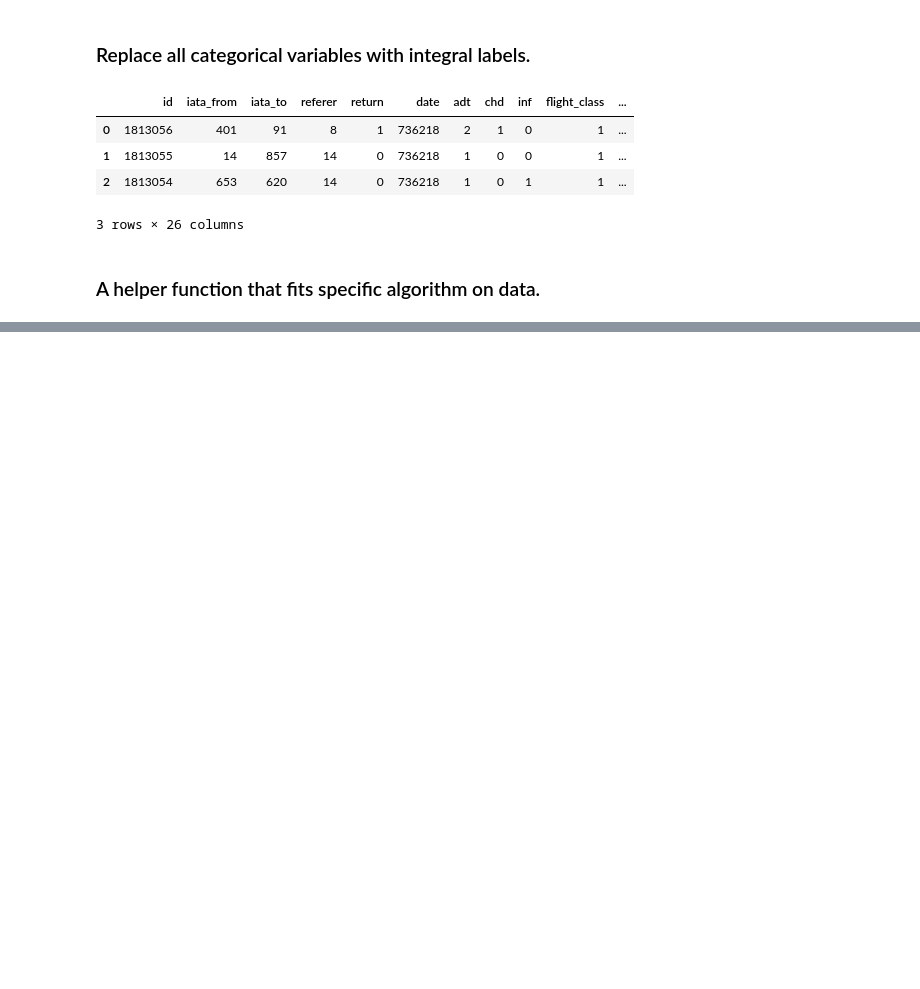
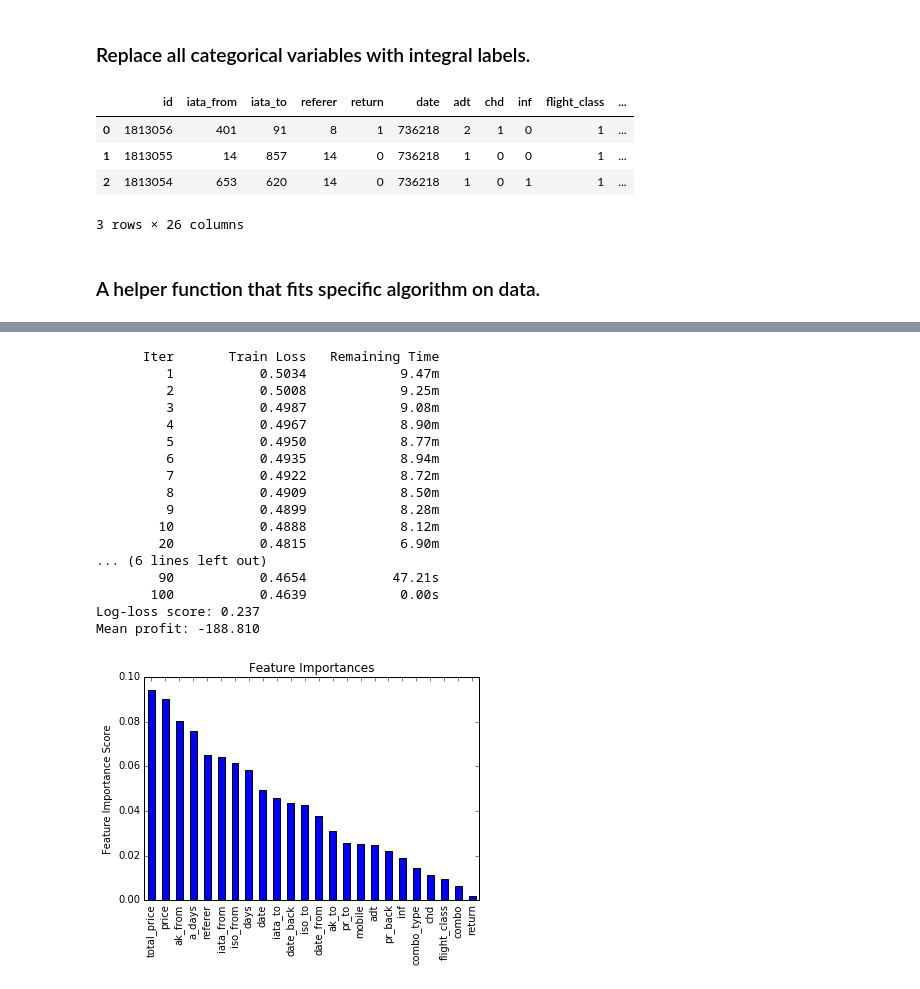
Before and after one commit to tema-popov/clicks, a Jupyter notebook: clicks.ipynb, the cells around one changed output, grey strips where cells are left out. Drawn from its saved outputs; the diff is of its cells as text; code cells hidden in the pictures; blank space fills up the shorter version.

```diff
--- a/clicks.ipynb
+++ b/clicks.ipynb
@@ -106,0 +122,22 @@ Mean profit: -319.954
+# %%
+gbm = GradientBoostingClassifier(random_state=10, verbose=1, max_depth=6)
+gbc_d6 = model_fit(gbm, *dataset)
+# %% [output]
+      Iter       Train Loss   Remaining Time
+         1           0.5034            9.47m
+         2           0.5008            9.25m
+         3           0.4987            9.08m
+         4           0.4967            8.90m
+         5           0.4950            8.77m
+         6           0.4935            8.94m
+         7           0.4922            8.72m
+         8           0.4909            8.50m
+         9           0.4899            8.28m
+        10           0.4888            8.12m
+        20           0.4815            6.90m
+... (6 lines left out)
+        90           0.4654           47.21s
+       100           0.4639            0.00s
+Log-loss score: 0.237
+Mean profit: -188.810
+[figure, added]
```
Also changed, not shown: parts of 7 cells of this notebook.
